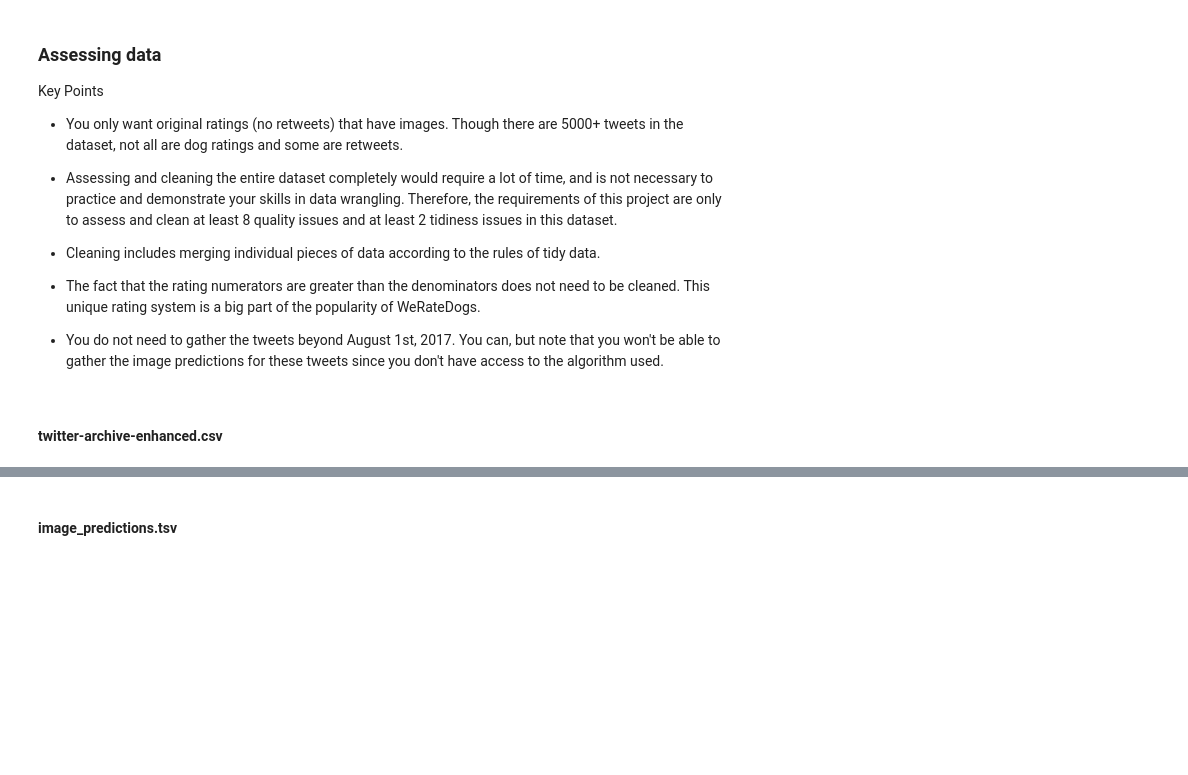
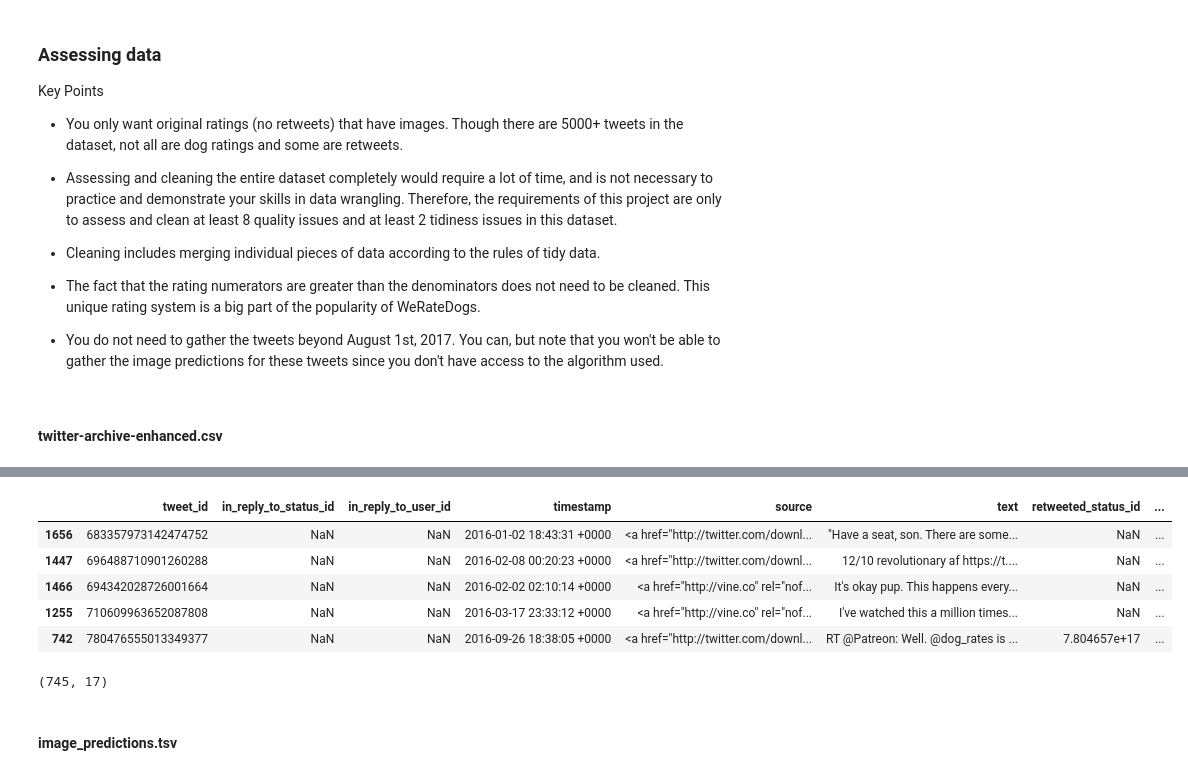
Before and after one commit to bthodla/danano, a Jupyter notebook: prj4/wrangle_act.ipynb, the cells around one changed output, grey strips where cells are left out. Drawn from its saved outputs; the diff is of its cells as text; code cells hidden in the pictures; blank space fills up the shorter version.

```diff
--- a/prj4/wrangle_act.ipynb
+++ b/prj4/wrangle_act.ipynb
@@ -210,2 +201,9 @@ tweets_df.info()
 # %%
-tweets_df.sample(5)
+tweets_df.query('name == "None"').sample(5)
+# %% [output]
+|  | tweet_id | in_reply_to_status_id | in_reply_to_user_id | timestamp | source | text | retweeted_status_id | ... |
+| 1656 | 683357973142474752 | NaN | NaN | 2016-01-02 18:43:31 +0000 | <a href="http://twitter.com/downl... | "Have a seat, son. There are some... | NaN | ... |
+| 1447 | 696488710901260288 | NaN | NaN | 2016-02-08 00:20:23 +0000 | <a href="http://twitter.com/downl... | 12/10 revolutionary af https://t.... | NaN | ... |
+| 1466 | 694342028726001664 | NaN | NaN | 2016-02-02 02:10:14 +0000 | <a href="http://vine.co" rel="nof... | It's okay pup. This happens every... | NaN | ... |
+| 1255 | 710609963652087808 | NaN | NaN | 2016-03-17 23:33:12 +0000 | <a href="http://vine.co" rel="nof... | I've watched this a million times... | NaN | ... |
+| 742 | 780476555013349377 | NaN | NaN | 2016-09-26 18:38:05 +0000 | <a href="http://twitter.com/downl... | RT @Patreon: Well. @dog_rates is ... | 7.804657e+17 | ... |
@@ -214,3 +210,8 @@ tweets_df.isnull()
+# %%
+tweets_df.isnull().sum()
+tweets_df.query('name == "None"').shape
+# %% [output]
+(745, 17)
 # %% [markdown]
 #### image_predictions.tsv
 # %%
```
Also changed, not shown: parts of 20 cells of this notebook.
